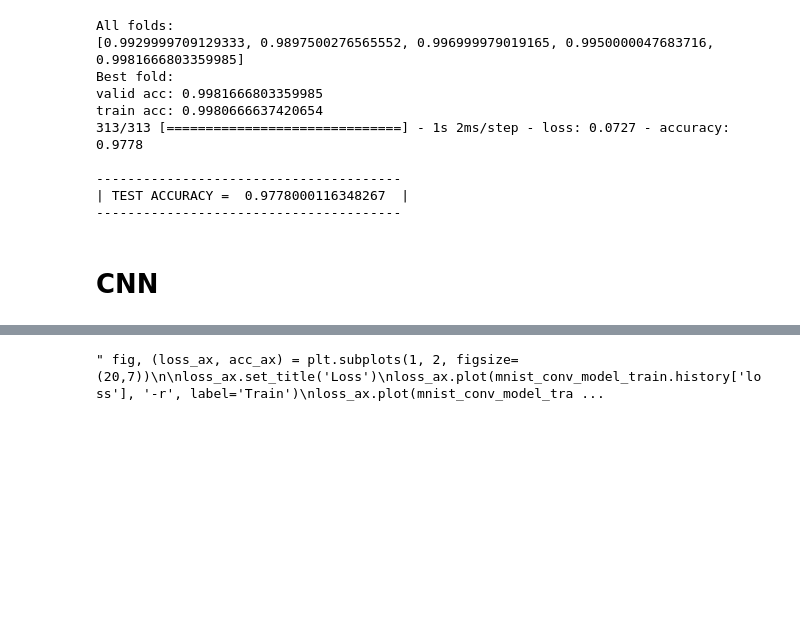
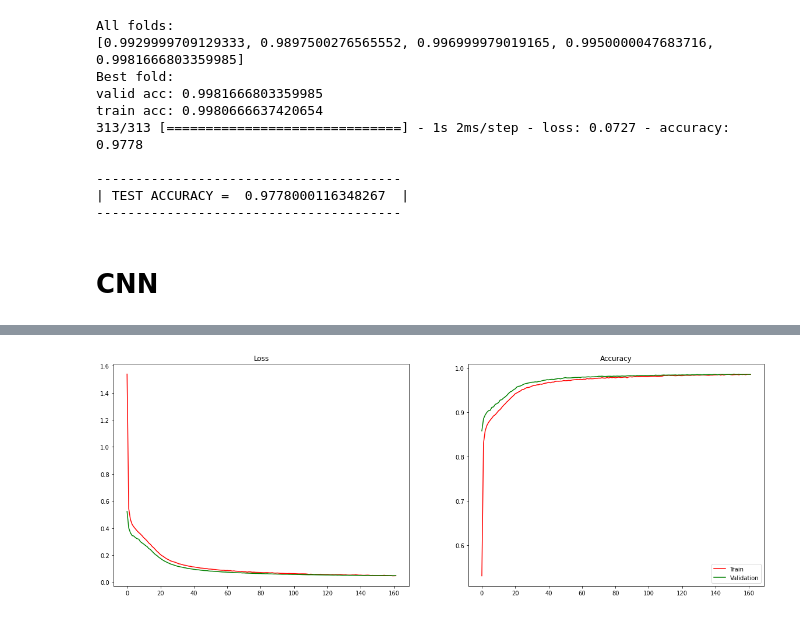
Before and after one commit to rodrigosimass/mnist_FFNN_CNN, a Jupyter notebook: HW4.ipynb, the cells around one changed output, grey strips where cells are left out. Cells and saved outputs as stored; diff of their text form; code cells hidden in the pictures; blank space fills up the shorter version.

```diff
--- a/HW4.ipynb
+++ b/HW4.ipynb
@@ -254,20 +269,19 @@ train acc: 0.9980666637420654
 # %% [markdown]
 # CNN
 # %%
-tf.random.set_seed(1) #to ensure same data split for all models
+CNN = tf.keras.Sequential(name='mnist_cnn')
+CNN.add(tf.keras.layers.Input(mnist_info.features['image'].shape))
+CNN.add(tf.keras.layers.Conv2D(filters=64, kernel_size=3, activation='relu', padding='same', name='convolution1'))
+CNN.add(tf.keras.layers.Conv2D(filters=32, kernel_size=3, activation='relu', padding='same', name='convolution2'))
+CNN.add(tf.keras.layers.MaxPool2D(pool_size=2, name='pooling'))
+CNN.add(tf.keras.layers.Dropout(0.5, name='dropout'))
+CNN.add(tf.keras.layers.Flatten(name='flatten'))
+CNN.add(tf.keras.layers.Dense(mnist_info.features['label'].num_classes, activation='softmax', name='output'))
 
-conv_model = tf.keras.Sequential(name='mnist_cnn')
-conv_model.add(tf.keras.layers.Input(mnist_info.features['image'].shape))
-conv_model.add(tf.keras.layers.Conv2D(filters=16, kernel_size=4, activation='relu', padding='same', name='convolution'))
-conv_model.add(tf.keras.layers.MaxPool2D(pool_size=2, name='pooling'))
-conv_model.add(tf.keras.layers.Flatten(name='flatten'))
-conv_model.add(tf.keras.layers.Dense(mnist_info.features['label'].num_classes, activation='softmax', name='output'))
-conv_model.compile(loss='sparse_categorical_crossentropy', optimizer='sgd', metrics=['accuracy'])
+CNN.compile(loss='sparse_categorical_crossentropy', optimizer='sgd', metrics=['accuracy'])
 
-conv_earlystop = tf.keras.callbacks.EarlyStopping(monitor='val_accuracy', patience=10, verbose=1)
-conv_checkpoint = tf.keras.callbacks.ModelCheckpoint('mnist_conv_best.h5', monitor='val_accuracy', verbose=1, save_best_only=True)
+conv_earlystop = tf.keras.callbacks.EarlyStopping(monitor='val_accuracy', patience=10, verbose=0)
+conv_checkpoint = tf.keras.callbacks.ModelCheckpoint('mnist_conv_best.h5', monitor='val_accuracy', verbose=0, save_best_only=True)
 
-mnist_conv_model_train = conv_model.fit(mnist_train_x, mnist_train_y, validation_split=0.2,
-                                        callbacks=[conv_earlystop,conv_checkpoint],
-                                        epochs=10000, batch_size=256)
+mnist_CNN_train = CNN.fit(mnist_train_x, mnist_train_y, validation_split=0.2,callbacks=[conv_earlystop,conv_checkpoint], epochs=10000, batch_size=256)
 # %% [output]
@@ -275,15 +305,15 @@ mnist_conv_model_train = conv_model.fit(mnist_train_x, mnist_train_y, validation
 # %%
 fig, (loss_ax, acc_ax) = plt.subplots(1, 2, figsize=(20,7))
 
 loss_ax.set_title('Loss')
-loss_ax.plot(mnist_conv_model_train.history['loss'], '-r', label='Train')
-loss_ax.plot(mnist_conv_model_train.history['val_loss'], '-g', label='Validation')
+loss_ax.plot(mnist_CNN_train.history['loss'], '-r', label='Train')
+loss_ax.plot(mnist_CNN_train.history['val_loss'], '-g', label='Validation')
 
 acc_ax.set_title('Accuracy')
-acc_ax.plot(mnist_conv_model_train.history['accuracy'], '-r', label='Train')
-acc_ax.plot(mnist_conv_model_train.history['val_accuracy'], '-g', label='Validation')
+acc_ax.plot(mnist_CNN_train.history['accuracy'], '-r', label='Train')
+acc_ax.plot(mnist_CNN_train.history['val_accuracy'], '-g', label='Validation')
 
 plt.legend(loc=4)
 plt.show()
 # %% [output]
-" fig, (loss_ax, acc_ax) = plt.subplots(1, 2, figsize=(20,7))\n\nloss_ax.set_title('Loss')\nloss_ax.plot(mnist_conv_model_train.history['loss'], '-r', label='Train')\nloss_ax.plot(mnist_conv_model_tra ...
+[figure, added]
```
Also changed, not shown: parts of 12 cells of this notebook.
